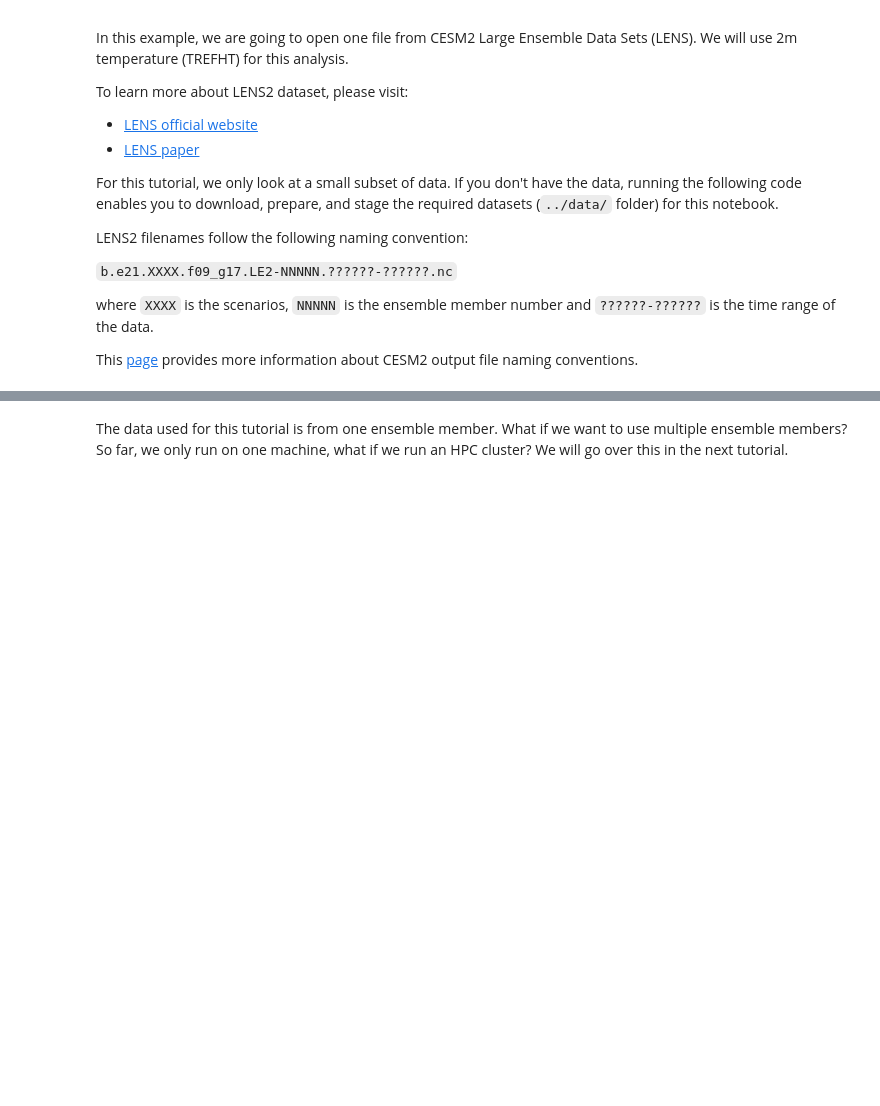
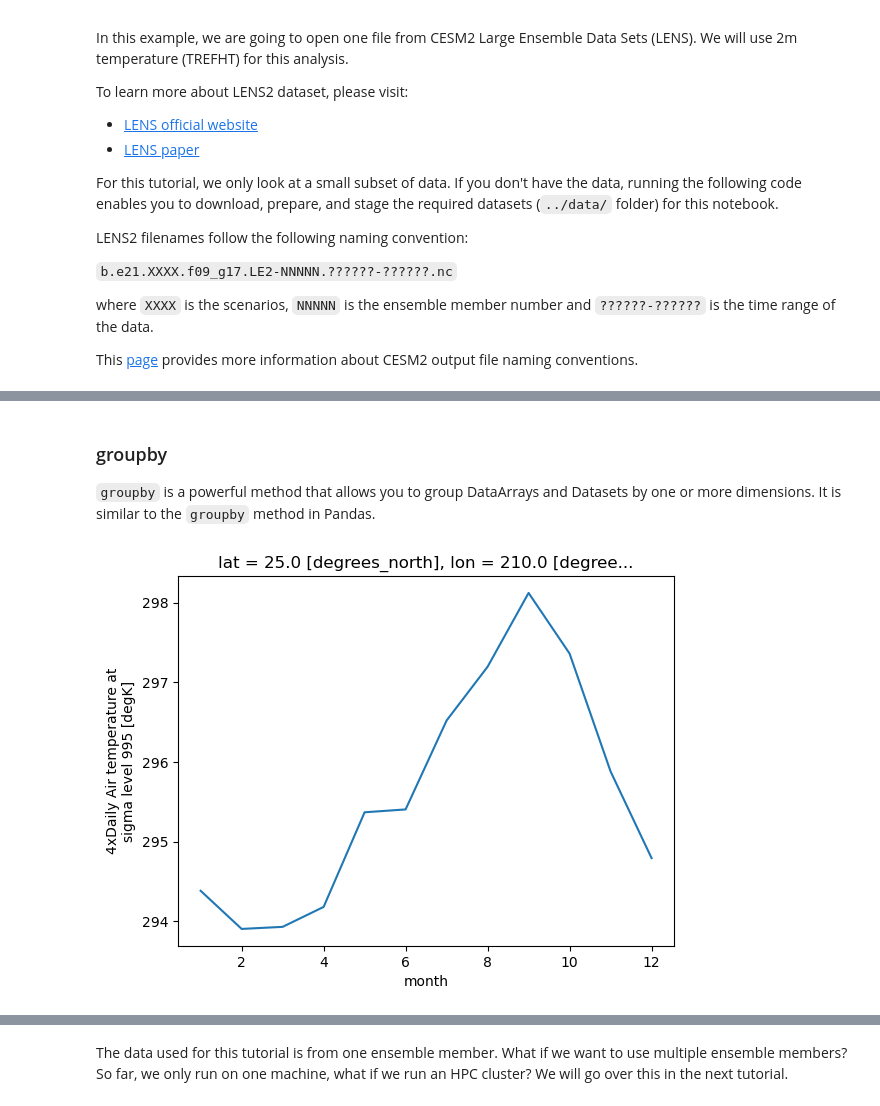
Before and after one commit to NCAR/Xarray-Dask-ESDS-2024, a Jupyter notebook: notebooks/01-xarray-intro.ipynb, the cells around one changed output, grey strips where cells are left out. Cells and saved outputs as stored; diff of their text form; code cells hidden in the pictures; blank space fills up the shorter version.

```diff
--- a/notebooks/01-xarray-intro.ipynb
+++ b/notebooks/01-xarray-intro.ipynb
@@ -813,0 +340,9 @@ In the example below, we calculate the saturation vapor pressure by using `apply
+# %% [markdown]
+### groupby
+
+`groupby` is a powerful method that allows you to group DataArrays and Datasets by one or more dimensions. It is similar to the `groupby` method in Pandas.
+# %%
+monthly_mean = da.groupby("time.month").mean()
+monthly_mean.sel(lat=25, lon=210).plot();
+# %% [output]
+[figure, added]
```
Also changed, not shown: parts of 108 cells of this notebook, 1 other file.
